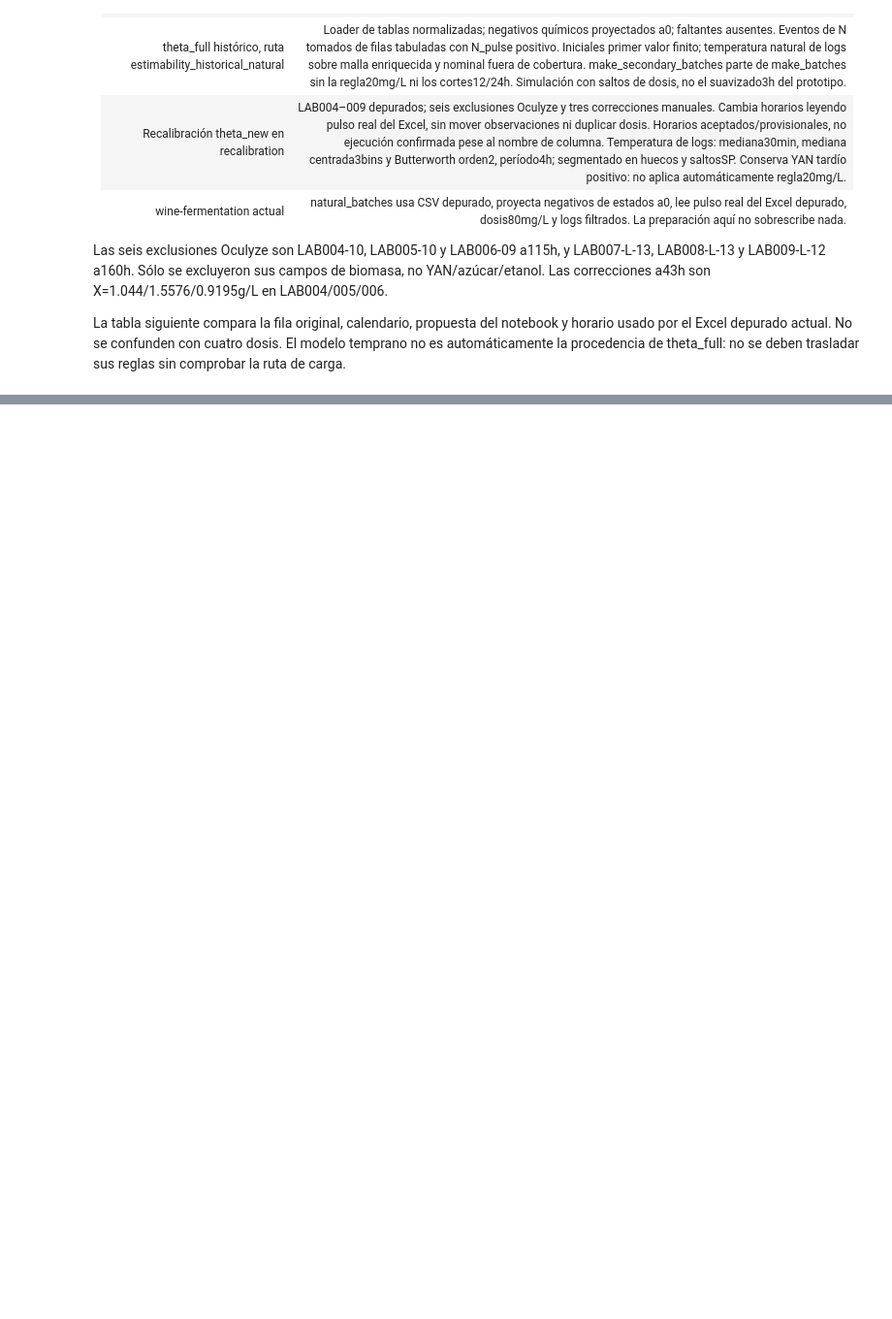
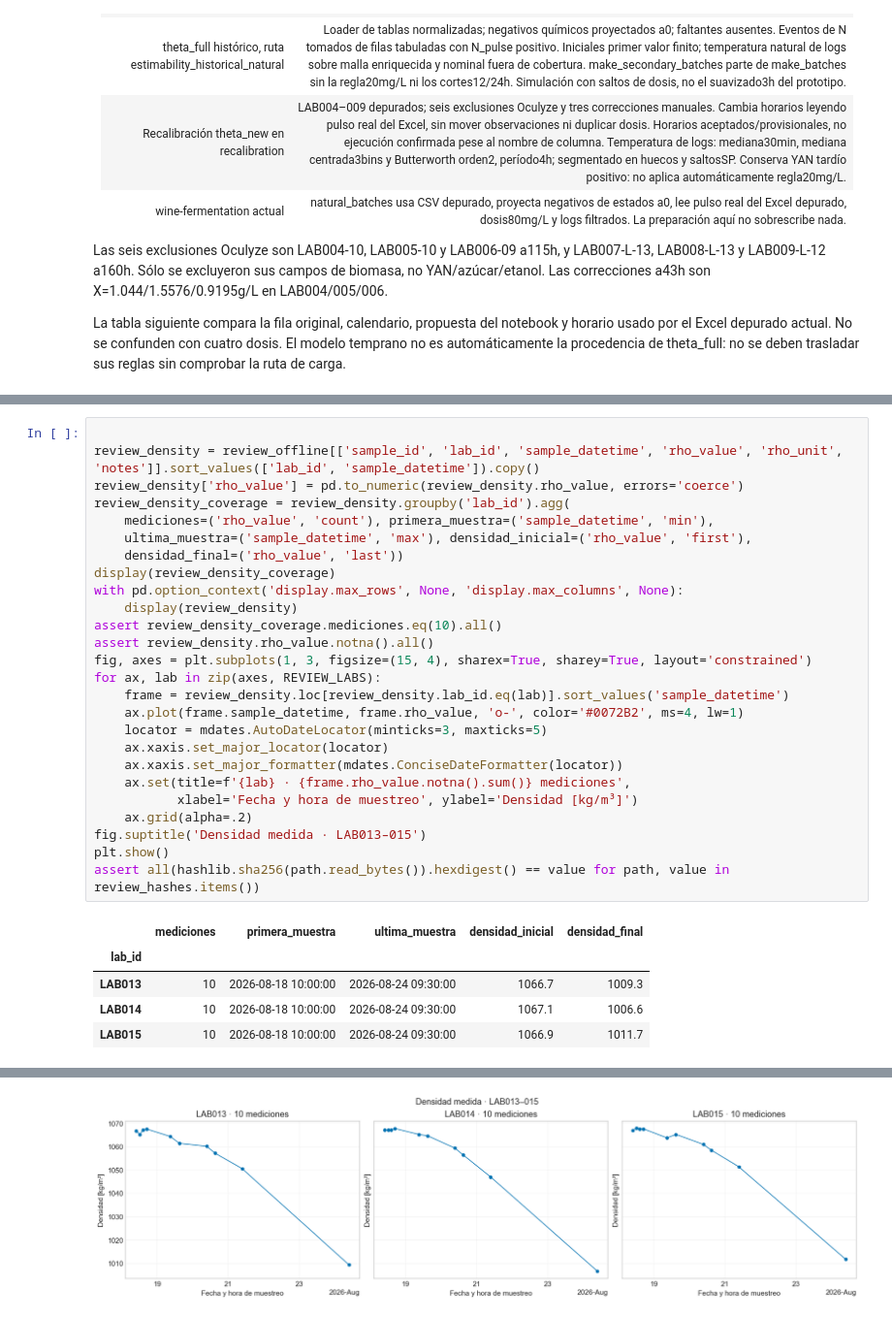
Before and after one commit to crodv/wine-fermentation, a Jupyter notebook: notebooks/preparing_data/preparing_data.executed.ipynb, the cells around one changed output, grey strips where cells are left out. Shown at 97% size. Cells and saved outputs as stored; diff of their text form; blank space fills up the shorter version.

```diff
--- a/notebooks/preparing_data/preparing_data.executed.ipynb
+++ b/notebooks/preparing_data/preparing_data.executed.ipynb
@@ -957,0 +1187,32 @@ YAN tardío conservado en la preparación actual:
+# %%
+
+review_density = review_offline[['sample_id', 'lab_id', 'sample_datetime', 'rho_value', 'rho_unit', 'notes']].sort_values(['lab_id', 'sample_datetime']).copy()
+review_density['rho_value'] = pd.to_numeric(review_density.rho_value, errors='coerce')
+review_density_coverage = review_density.groupby('lab_id').agg(
+    mediciones=('rho_value', 'count'), primera_muestra=('sample_datetime', 'min'),
+    ultima_muestra=('sample_datetime', 'max'), densidad_inicial=('rho_value', 'first'),
+    densidad_final=('rho_value', 'last'))
+display(review_density_coverage)
+with pd.option_context('display.max_rows', None, 'display.max_columns', None):
+    display(review_density)
+assert review_density_coverage.mediciones.eq(10).all()
+assert review_density.rho_value.notna().all()
+fig, axes = plt.subplots(1, 3, figsize=(15, 4), sharex=True, sharey=True, layout='constrained')
+for ax, lab in zip(axes, REVIEW_LABS):
+    frame = review_density.loc[review_density.lab_id.eq(lab)].sort_values('sample_datetime')
+    ax.plot(frame.sample_datetime, frame.rho_value, 'o-', color='#0072B2', ms=4, lw=1)
+    locator = mdates.AutoDateLocator(minticks=3, maxticks=5)
+    ax.xaxis.set_major_locator(locator)
+    ax.xaxis.set_major_formatter(mdates.ConciseDateFormatter(locator))
+    ax.set(title=f'{lab} · {frame.rho_value.notna().sum()} mediciones',
+           xlabel='Fecha y hora de muestreo', ylabel='Densidad [kg/m³]')
+    ax.grid(alpha=.2)
+fig.suptitle('Densidad medida · LAB013–015')
+plt.show()
+assert all(hashlib.sha256(path.read_bytes()).hexdigest() == value for path, value in review_hashes.items())
+# %% [output]
+|  | mediciones | primera_muestra | ultima_muestra | densidad_inicial | densidad_final |
+| lab_id |  |  |  |  |  |
+| LAB013 | 10 | 2026-08-18 10:00:00 | 2026-08-24 09:30:00 | 1066.7 | 1009.3 |
+| LAB014 | 10 | 2026-08-18 10:00:00 | 2026-08-24 09:30:00 | 1067.1 | 1006.6 |
+| LAB015 | 10 | 2026-08-18 10:00:00 | 2026-08-24 09:30:00 | 1066.9 | 1011.7 |
@@ -957,0 +1236 @@ YAN tardío conservado en la preparación actual:
+[figure, added]
```
Also changed, not shown: parts of 14 cells of this notebook, 9 other files.
